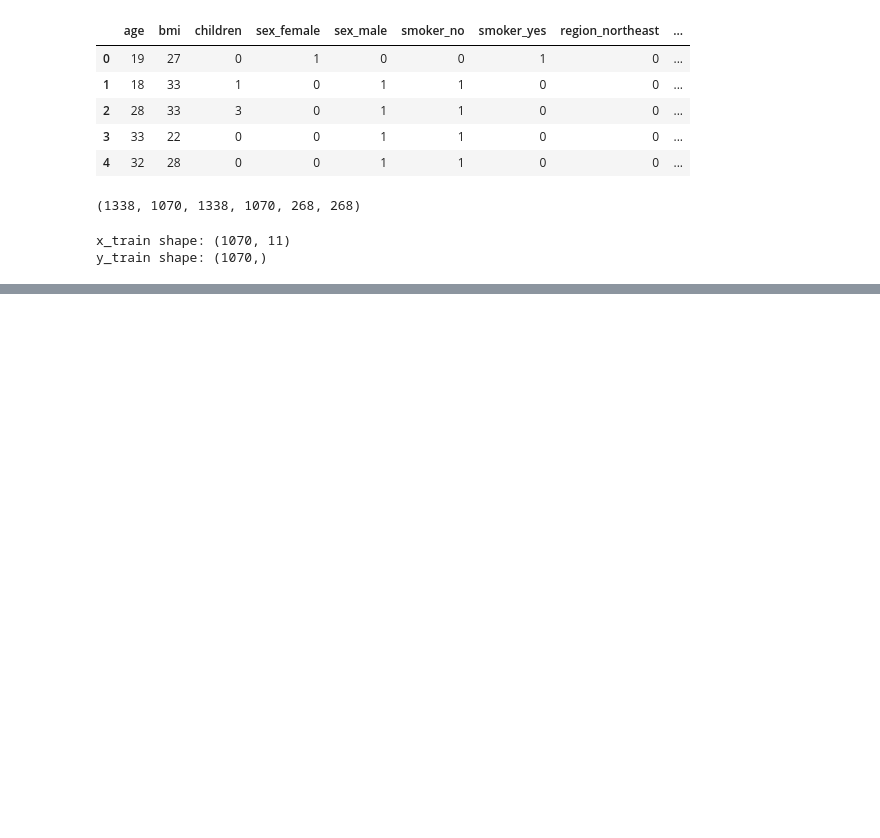
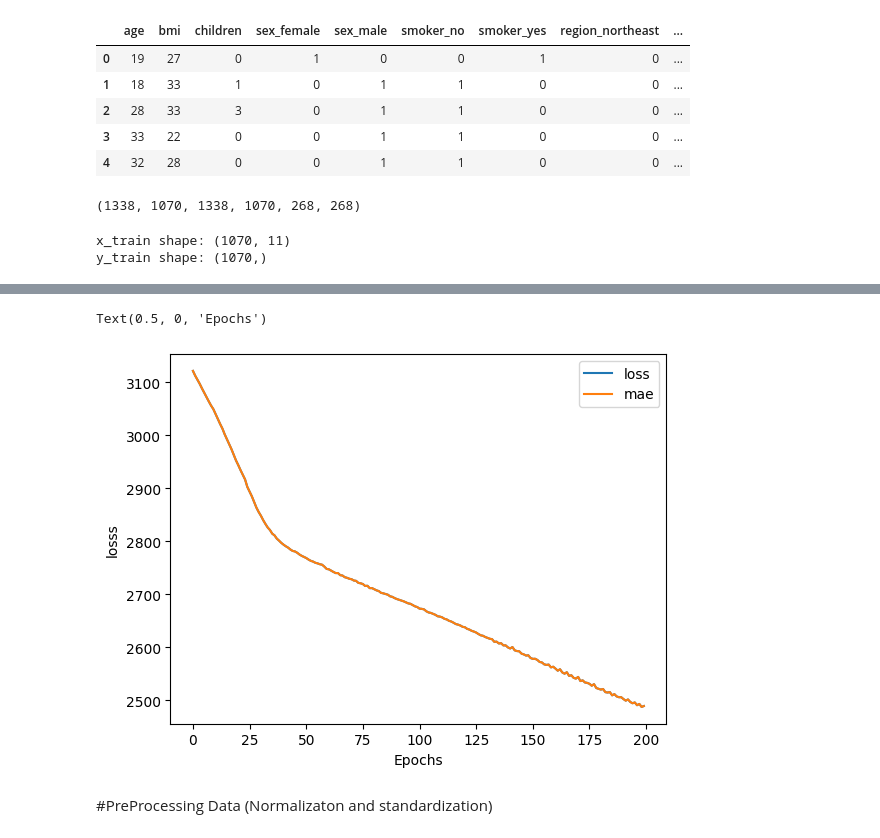
Before and after one commit to 9bishal/TensorFlow_Project, a Jupyter notebook: Working_with_large_dats.ipynb, the cells around one changed output, grey strips where cells are left out. Cells and saved outputs as stored; diff of their text form; code cells hidden in the pictures; blank space fills up the shorter version.

```diff
--- a/Working_with_large_dats.ipynb
+++ b/Working_with_large_dats.ipynb
@@ -137,0 +175,12 @@ AttributeError: 'NoneType' object has no attribute 'items'
+# %%
+tf.random.set_seed(42)
+insurance_model_2=tf.keras.Sequential([
+    tf.keras.layers.Dense(100, input_shape=(11,), activation="relu"),
+    tf.keras.layers.Dense(10),
+    tf.keras.layers.Dense(1)
+])
+insurance_model_2.compile(loss=tf.keras.losses.mae,
+                          optimizer=tf.keras.optimizers.Adam(),
+                          metrics=["mae"])
+# %%
+insurance_model_2.fit(x_train, y_train, epochs=100, verbose=1)
@@ -137,0 +214,12 @@ AttributeError: 'NoneType' object has no attribute 'items'
+# %%
+tf.random.set_seed(42)
+insurance_model_3=tf.keras.Sequential([
+    tf.keras.layers.Dense(100, input_shape=(11,), activation="relu"),
+    tf.keras.layers.Dense(10),
+    tf.keras.layers.Dense(1)
+])
+insurance_model_3.compile(loss=tf.keras.losses.mae,
+                          optimizer=tf.keras.optimizers.Adam(),
+                          metrics=["mae"])
+# %%
+history=insurance_model_3.fit(x_train, y_train, epochs=200, verbose=1)
@@ -137,0 +249,9 @@ AttributeError: 'NoneType' object has no attribute 'items'
+# %%
+pd.DataFrame(history.history).plot()
+plt.ylabel("losss")
+plt.xlabel("Epochs")
+# %% [output]
+Text(0.5, 0, 'Epochs')
+[figure, added]
+# %% [markdown]
+#PreProcessing Data (Normalizaton and standardization)
```
Also changed, not shown: parts of 12 cells of this notebook.
